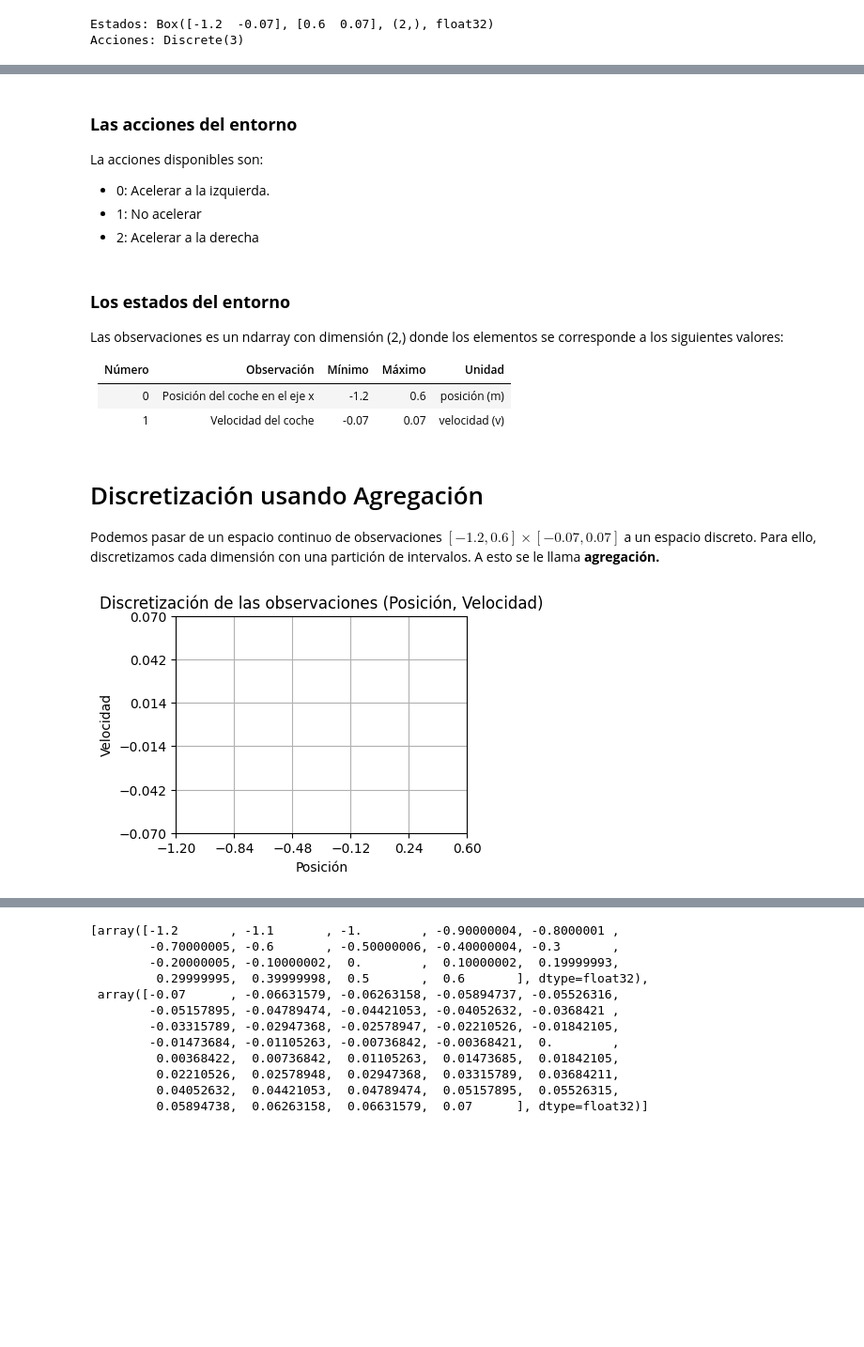
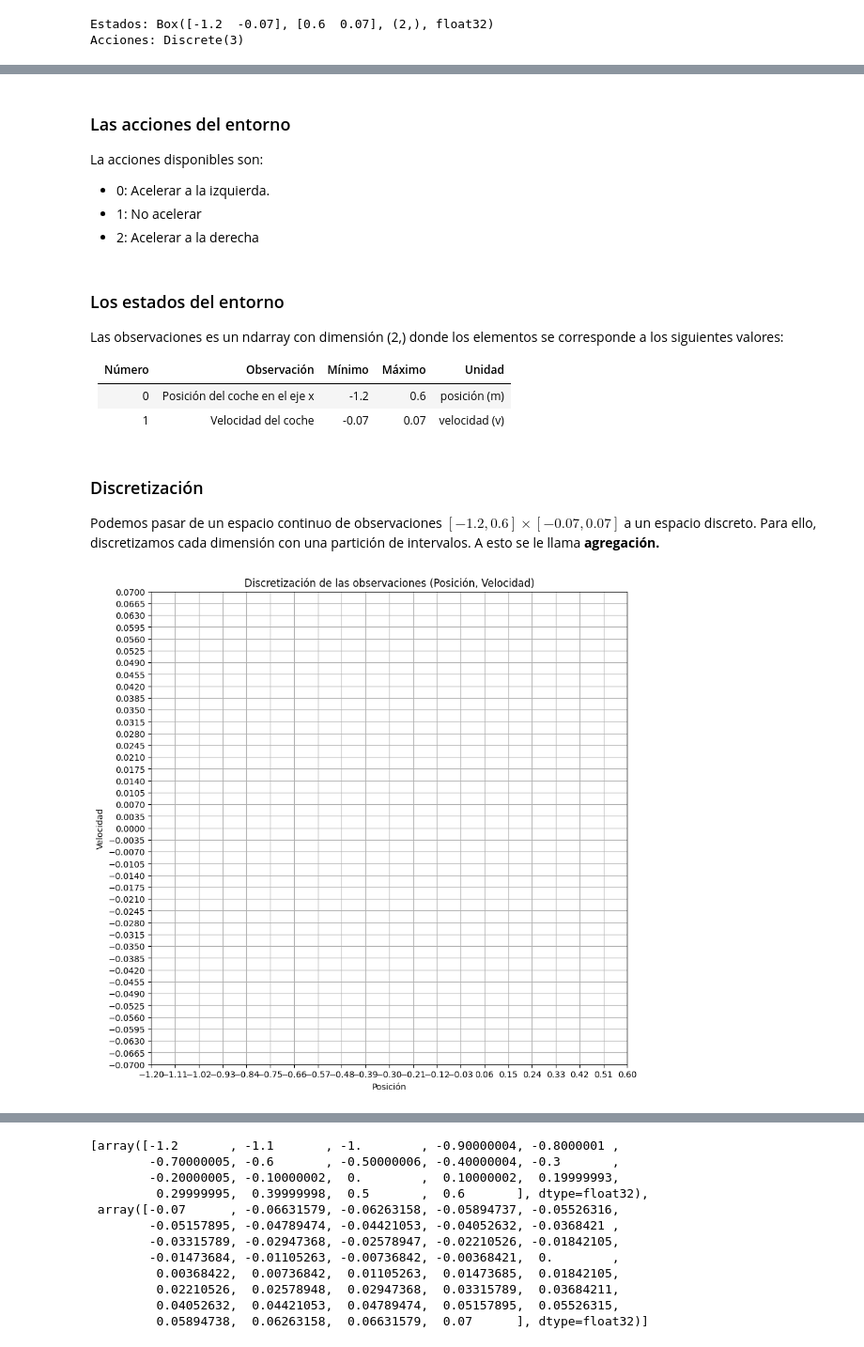
Before and after one commit to mariiam36/EML_MontesinosOlivaOuardi, a Jupyter notebook: Entornos_Complejos/Control_Aproximaciones/Deep_Q-Learning.ipynb, the cells around one changed output, grey strips where cells are left out. Shown at 94% size. Saved outputs shown, nothing was run; the diff lists cells and outputs as text; code cells hidden in the pictures; blank space fills up the shorter version.

```diff
--- a/Entornos_Complejos/Control_Aproximaciones/Deep_Q-Learning.ipynb
+++ b/Entornos_Complejos/Control_Aproximaciones/Deep_Q-Learning.ipynb
@@ -75,12 +48,12 @@ array([[[255, 255, 255],
 # %% [markdown]
-### **Las acciones del entorno**
+### Las acciones del entorno
 
 La acciones disponibles son:
 - 0: Acelerar a la izquierda.
 - 1: No acelerar
 - 2: Acelerar a la derecha
 # %% [markdown]
-### **Los estados del entorno**
+### Los estados del entorno
 
 Las observaciones es un ndarray con dimensión (2,) donde los elementos se corresponde a los siguientes valores:
 
@@ -89,42 +62,42 @@ Las observaciones es un ndarray con dimensión (2,) donde los elementos se corre
 | 0      | Posición del coche en el eje x      | -1.2   | 0.6    | posición (m)  |
 | 1      | Velocidad del coche                 | -0.07  | 0.07   | velocidad (v) |
 # %% [markdown]
-# Discretización usando Agregación
+### Discretización
 
 Podemos pasar de un espacio continuo de observaciones $[-1.2, 0.6]\times [-0.07, 0.07]$ a un espacio discreto. Para ello, discretizamos cada dimensión con una partición de intervalos. A esto se le llama **agregación.**
-# %%
-#@title Por ejemplo, podemos discretizar el espacio en solo 25 observaciones
-# Definir los rangos para la posición y la velocidad
-x_min, x_max = -1.2, 0.6    # Rango para la posición (eje X)
-y_min, y_max = -0.07, 0.07  # Rango para la velocidad (eje Y)
-
-# Crear la figura y el eje
-fig, ax = plt.subplots(figsize=(4, 3))
-
-# Establecer los límites de los ejes
-ax.set_xlim(x_min, x_max)
-ax.set_ylim(y_min, y_max)
-
-# Dividir el eje X en 5 partes (6 ticks) y el eje Y en 5 partes (6 ticks)
-x_ticks = np.linspace(x_min, x_max, 6)
-y_ticks = np.linspace(y_min, y_max, 6)
-
-# Asignar los ticks a los ejes
-ax.set_xticks(x_ticks)
-ax.set_yticks(y_ticks)
-
-# Activar la grilla para mostrar las divisiones
-ax.grid(True)
-
-# Etiquetas y título para la gráfica
-ax.set_xlabel("Posición")
-ax.set_ylabel("Velocidad")
-ax.set_title("Discretización de las observaciones (Posición, Velocidad)")
-
-# Mostrar la gráfica
-plt.show()
-# %% [output]
-[figure, removed]
+# %%
+#@title Por ejemplo, podemos discretizar el espacio en solo 25 observaciones
+# Definir los rangos para la posición y la velocidad
+x_min, x_max = -1.2, 0.6    # Rango para la posición (eje X)
+y_min, y_max = -0.07, 0.07  # Rango para la velocidad (eje Y)
+
+# Crear la figura y el eje
+fig, ax = plt.subplots(figsize=(10, 10))
+
+# Establecer los límites de los ejes
+ax.set_xlim(x_min, x_max)
+ax.set_ylim(y_min, y_max)
+
+# Dividir el eje X en 5 partes (6 ticks) y el eje Y en 5 partes (6 ticks)
+x_ticks = np.linspace(x_min, x_max, 21)
+y_ticks = np.linspace(y_min, y_max, 41)
+
+# Asignar los ticks a los ejes
+ax.set_xticks(x_ticks)
+ax.set_yticks(y_ticks)
+
+# Activar la grilla para mostrar las divisiones
+ax.grid(True)
+
+# Etiquetas y título para la gráfica
+ax.set_xlabel("Posición")
+ax.set_ylabel("Velocidad")
+ax.set_title("Discretización de las observaciones (Posición, Velocidad)")
+
+# Mostrar la gráfica
+plt.show()
+# %% [output]
+[figure, added]
 # %% [markdown]
 ### Creamos *una* agregación de estados
 
```
Also changed, not shown: parts of 20 cells of this notebook, 5 other files.
